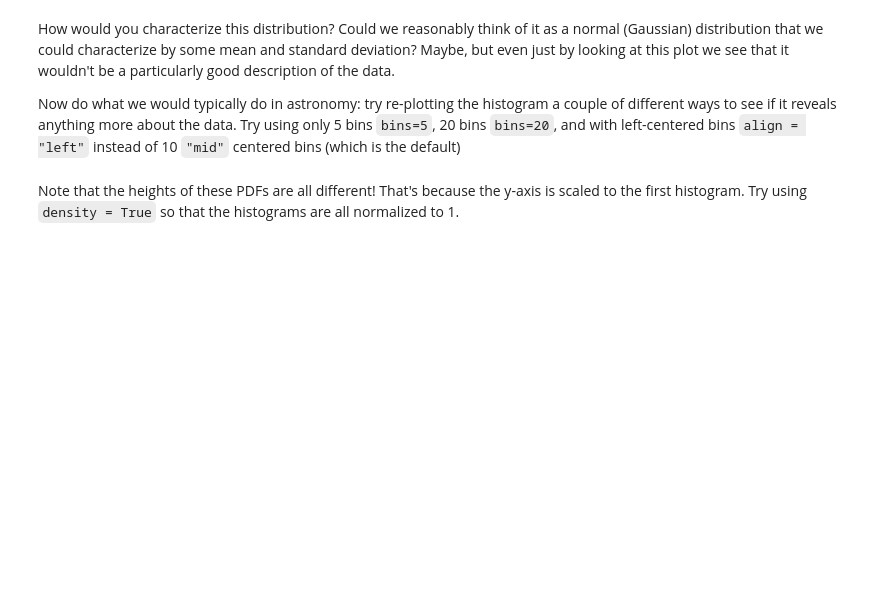
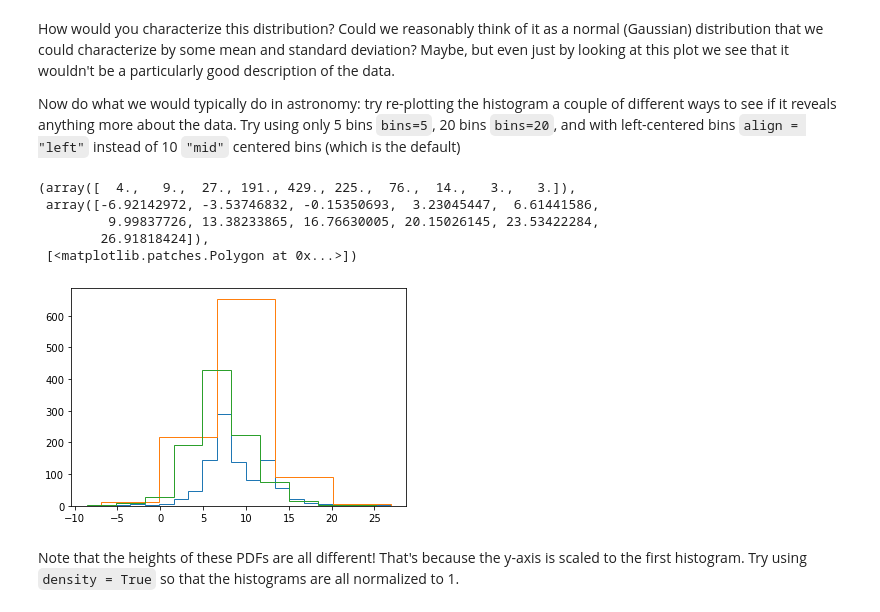
Before and after one commit to gtrichards/PHYS_440_540, a Jupyter notebook: notebooks/HistogramExample.ipynb, the cells around one changed output. Cells and saved outputs as stored; diff of their text form; code cells hidden in the pictures; blank space fills up the shorter version.

```diff
--- a/notebooks/HistogramExample.ipynb
+++ b/notebooks/HistogramExample.ipynb
@@ -57,2 +66,13 @@ plt.hist(____,____,____) #Complete
+# %%
+plt.hist(x, histtype = "step", bins = 20) #Complete
+plt.hist(x, histtype = "step", bins = 5) #Complete
+plt.hist(x, histtype = "step", align = "left") #Complete
+# %% [output]
+(array([  4.,   9.,  27., 191., 429., 225.,  76.,  14.,   3.,   3.]),
+ array([-6.92142972, -3.53746832, -0.15350693,  3.23045447,  6.61441586,
+         9.99837726, 13.38233865, 16.76630005, 20.15026145, 23.53422284,
+        26.91818424]),
+ [<matplotlib.patches.Polygon at 0x...>])
+[figure, added]
 # %% [markdown]
 Note that the heights of these PDFs are all different!  That's because the y-axis is scaled to the first histogram.  Try using `density = True` so that the histograms are all normalized to 1.
```
Also changed, not shown: parts of 19 cells of this notebook, 1 other file.
